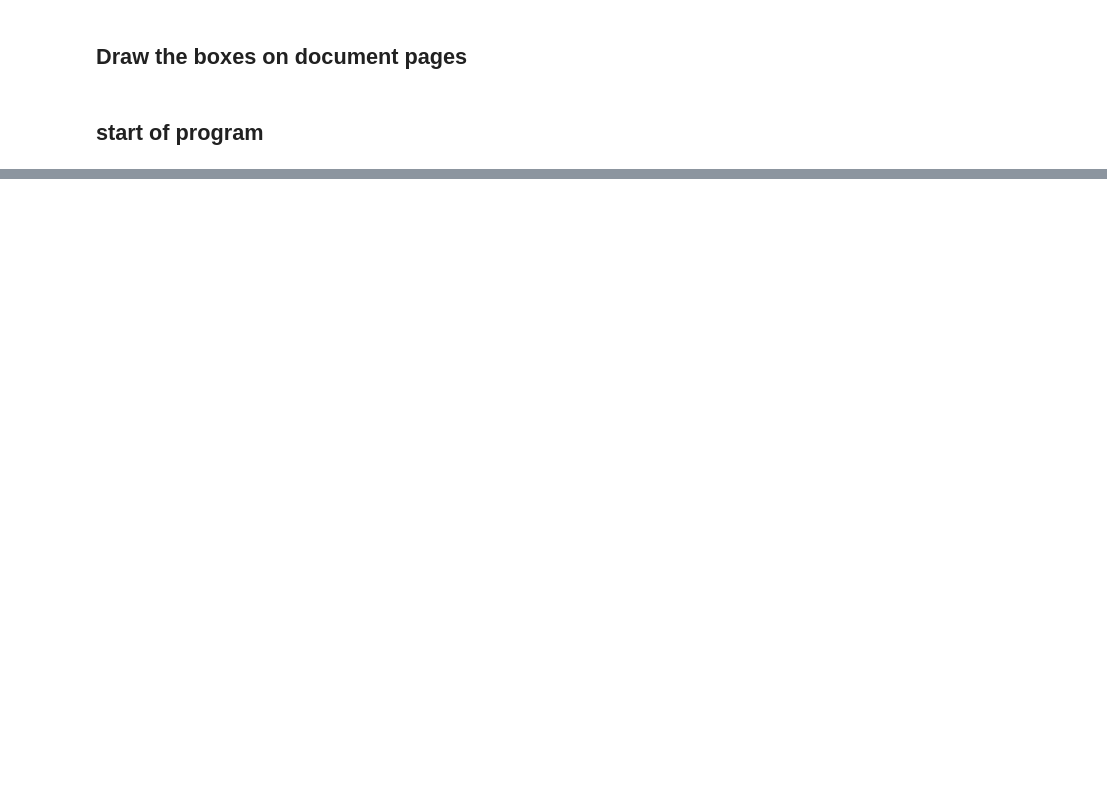
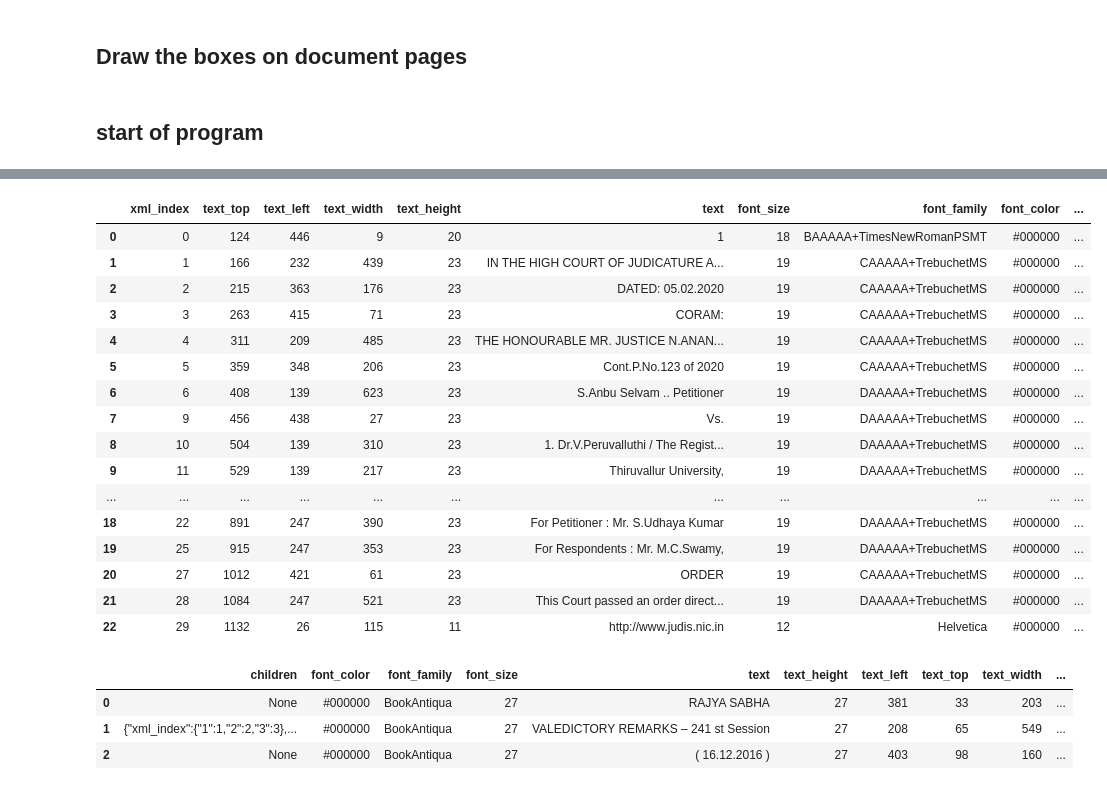
Before and after one commit to kumardeepak/document-structure, a Jupyter notebook: notebooks/DOCUMENT_STRUCTURE_MAIN.ipynb, the cells around one changed output, grey strips where cells are left out. Drawn from its saved outputs; the diff is of its cells as text; code cells hidden in the pictures; blank space fills up the shorter version.

Commit message:
included process blocks

```diff
--- a/notebooks/DOCUMENT_STRUCTURE_MAIN.ipynb
+++ b/notebooks/DOCUMENT_STRUCTURE_MAIN.ipynb
@@ -99,0 +91,20 @@ show_df(v_df)
+# %%
+show_df(h_df)
+# %% [output]
+|  | xml_index | text_top | text_left | text_width | text_height | text | font_size | font_family | font_color | ... |
+| 0 | 0 | 124 | 446 | 9 | 20 | 1 | 18 | BAAAAA+TimesNewRomanPSMT | #000000 | ... |
+| 1 | 1 | 166 | 232 | 439 | 23 | IN THE HIGH COURT OF JUDICATURE A... | 19 | CAAAAA+TrebuchetMS | #000000 | ... |
+| 2 | 2 | 215 | 363 | 176 | 23 | DATED: 05.02.2020 | 19 | CAAAAA+TrebuchetMS | #000000 | ... |
+| 3 | 3 | 263 | 415 | 71 | 23 | CORAM: | 19 | CAAAAA+TrebuchetMS | #000000 | ... |
+| 4 | 4 | 311 | 209 | 485 | 23 | THE HONOURABLE MR. JUSTICE N.ANAN... | 19 | CAAAAA+TrebuchetMS | #000000 | ... |
+| 5 | 5 | 359 | 348 | 206 | 23 | Cont.P.No.123 of 2020 | 19 | CAAAAA+TrebuchetMS | #000000 | ... |
+| 6 | 6 | 408 | 139 | 623 | 23 | S.Anbu Selvam .. Petitioner | 19 | DAAAAA+TrebuchetMS | #000000 | ... |
+| 7 | 9 | 456 | 438 | 27 | 23 | Vs. | 19 | DAAAAA+TrebuchetMS | #000000 | ... |
+| 8 | 10 | 504 | 139 | 310 | 23 | 1. Dr.V.Peruvalluthi / The Regist... | 19 | DAAAAA+TrebuchetMS | #000000 | ... |
+| 9 | 11 | 529 | 139 | 217 | 23 | Thiruvallur University, | 19 | DAAAAA+TrebuchetMS | #000000 | ... |
+| ... | ... | ... | ... | ... | ... | ... | ... | ... | ... | ... |
+| 18 | 22 | 891 | 247 | 390 | 23 | For Petitioner : Mr. S.Udhaya Kumar | 19 | DAAAAA+TrebuchetMS | #000000 | ... |
+| 19 | 25 | 915 | 247 | 353 | 23 | For Respondents : Mr. M.C.Swamy, | 19 | DAAAAA+TrebuchetMS | #000000 | ... |
+| 20 | 27 | 1012 | 421 | 61 | 23 | ORDER | 19 | CAAAAA+TrebuchetMS | #000000 | ... |
+| 21 | 28 | 1084 | 247 | 521 | 23 | This Court passed an order direct... | 19 | DAAAAA+TrebuchetMS | #000000 | ... |
+| 22 | 29 | 1132 | 26 | 115 | 11 | http://www.judis.nic.in | 12 | Helvetica | #000000 | ... |
@@ -99,0 +138,8 @@ show_df(v_df)
+# %%
+c_df = process_block(v_df.loc[0]['children'])
+show_df(c_df)
+# %% [output]
+|  | children | font_color | font_family | font_size | text | text_height | text_left | text_top | text_width | ... |
+| 0 | None | #000000 | BookAntiqua | 27 | RAJYA SABHA | 27 | 381 | 33 | 203 | ... |
+| 1 | {"xml_index":{"1":1,"2":2,"3":3},... | #000000 | BookAntiqua | 27 | VALEDICTORY REMARKS – 241 st Session | 27 | 208 | 65 | 549 | ... |
+| 2 | None | #000000 | BookAntiqua | 27 | ( 16.12.2016 ) | 27 | 403 | 98 | 160 | ... |
```
Also changed, not shown: parts of 7 cells of this notebook.
